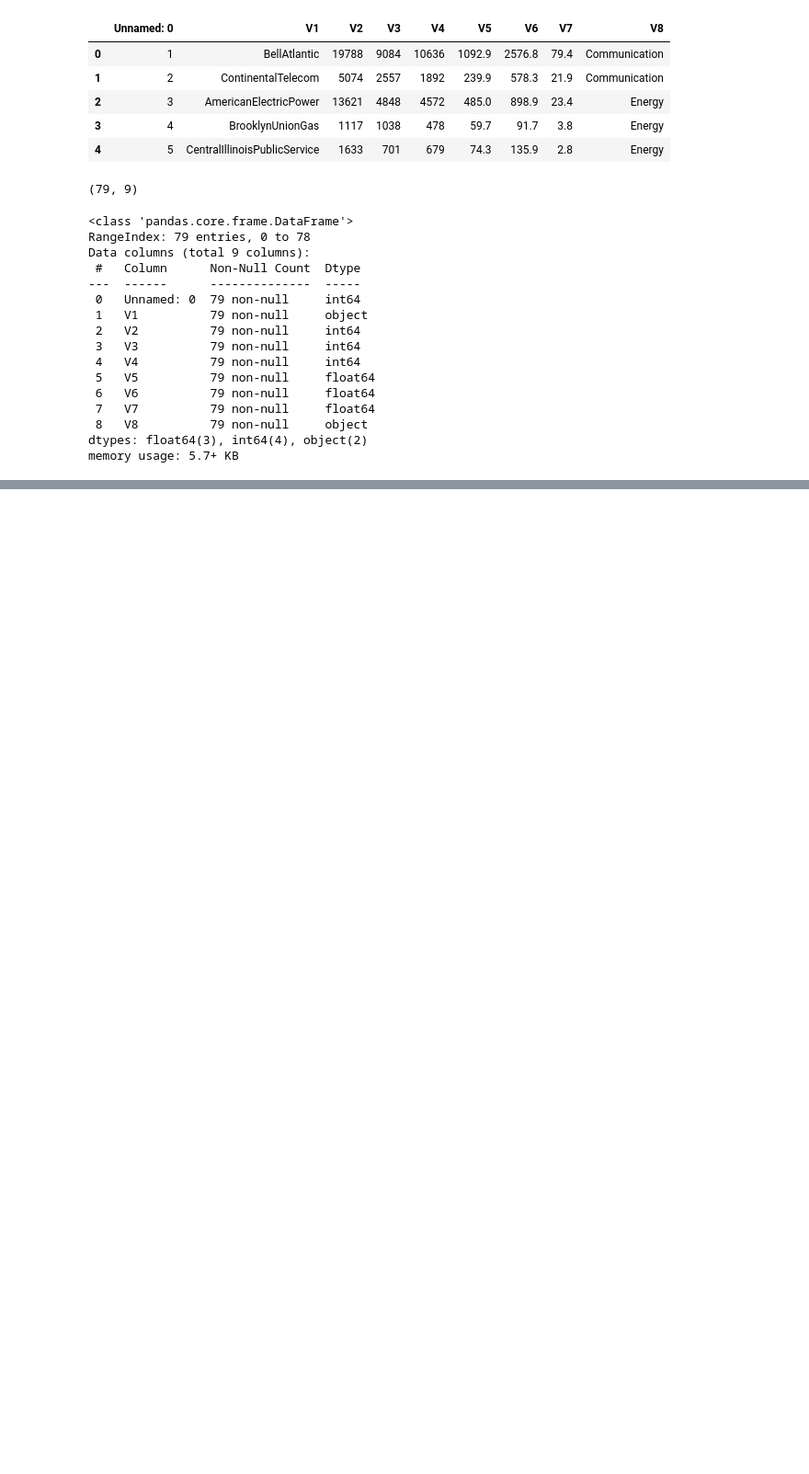
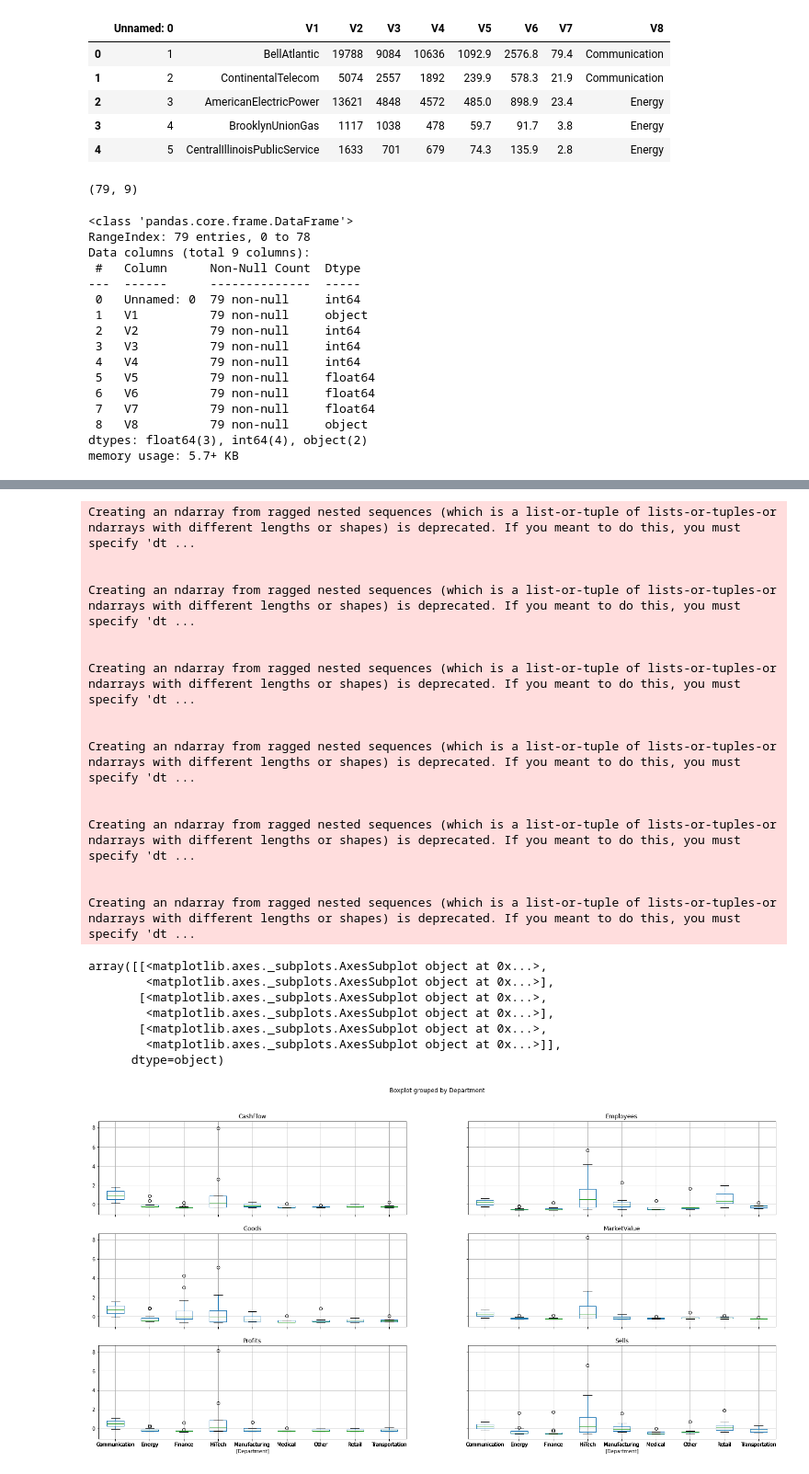
Before and after one commit to MartinSantaGitHub/curso-estadistica-multivariante, a Jupyter notebook: Tareas/tarea_01.ipynb, the cells around one changed output, grey strips where cells are left out. Shown: that part at 92% size. Drawn from its saved outputs; the diff is of its cells as text; code cells hidden in the pictures; blank space fills up the shorter version.

```diff
--- a/Tareas/tarea_01.ipynb
+++ b/Tareas/tarea_01.ipynb
@@ -55,0 +100,28 @@ df.rename(columns = {'V1' : 'Name',
+# %%
+df_features_y = pd.concat([df_features_scaled, df.iloc[:,7]], axis=1).reindex(df_features_scaled.index)
+df_features_y.boxplot(by="Department", figsize=(24, 12))
+# %% [output]
+Creating an ndarray from ragged nested sequences (which is a list-or-tuple of lists-or-tuples-or ndarrays with different lengths or shapes) is deprecated. If you meant to do this, you must specify 'dt ...
+
+
+Creating an ndarray from ragged nested sequences (which is a list-or-tuple of lists-or-tuples-or ndarrays with different lengths or shapes) is deprecated. If you meant to do this, you must specify 'dt ...
+
+
+Creating an ndarray from ragged nested sequences (which is a list-or-tuple of lists-or-tuples-or ndarrays with different lengths or shapes) is deprecated. If you meant to do this, you must specify 'dt ...
+
+
+Creating an ndarray from ragged nested sequences (which is a list-or-tuple of lists-or-tuples-or ndarrays with different lengths or shapes) is deprecated. If you meant to do this, you must specify 'dt ...
+
+
+Creating an ndarray from ragged nested sequences (which is a list-or-tuple of lists-or-tuples-or ndarrays with different lengths or shapes) is deprecated. If you meant to do this, you must specify 'dt ...
+
+
+Creating an ndarray from ragged nested sequences (which is a list-or-tuple of lists-or-tuples-or ndarrays with different lengths or shapes) is deprecated. If you meant to do this, you must specify 'dt ...
+array([[<matplotlib.axes._subplots.AxesSubplot object at 0x...>,
+        <matplotlib.axes._subplots.AxesSubplot object at 0x...>],
+       [<matplotlib.axes._subplots.AxesSubplot object at 0x...>,
+        <matplotlib.axes._subplots.AxesSubplot object at 0x...>],
+       [<matplotlib.axes._subplots.AxesSubplot object at 0x...>,
+        <matplotlib.axes._subplots.AxesSubplot object at 0x...>]],
+      dtype=object)
+[figure, added]
```
Also changed, not shown: parts of 5 cells of this notebook.
